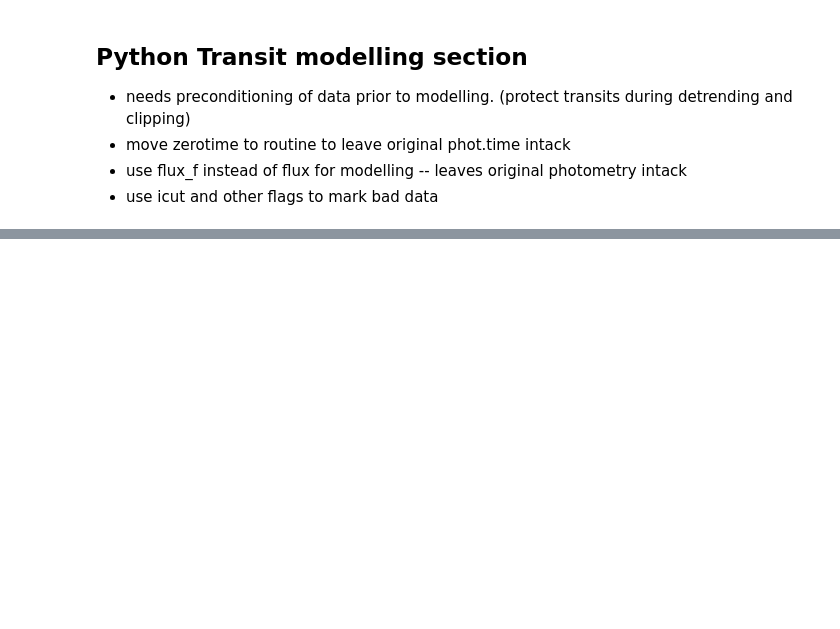
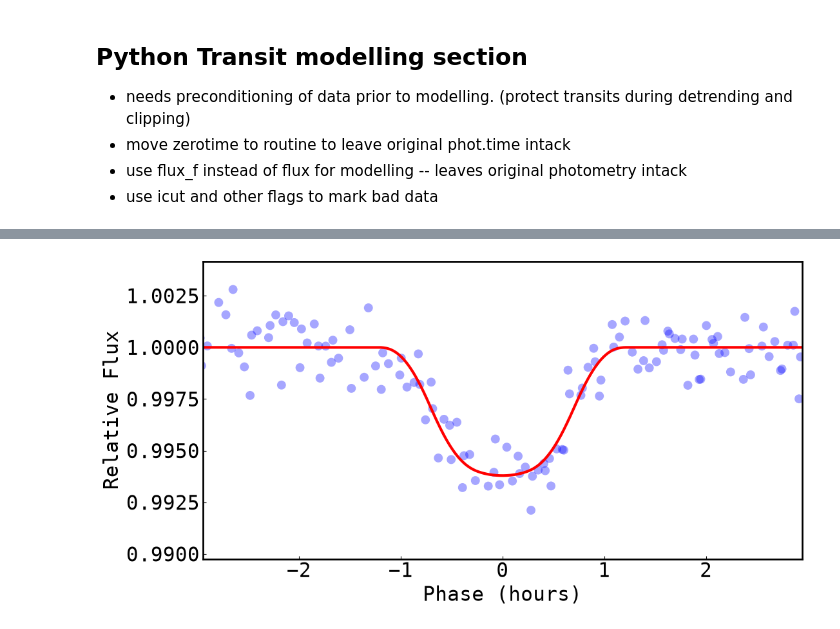
Before and after one commit to jasonfrowe/Kepler-BOI1b, a Jupyter notebook: pytfit5_BOI-1.ipynb, the cells around one changed output, grey strips where cells are left out. Saved outputs shown, nothing was run; the diff lists cells and outputs as text; code cells hidden in the pictures; blank space fills up the shorter version.

```diff
--- a/pytfit5_BOI-1.ipynb
+++ b/pytfit5_BOI-1.ipynb
@@ -229,0 +252,9 @@ sol.npl = 1                          # Number of planets
+# %%
+# Define the parameters to fit
+params_to_fit = ["rho", "zpt", "t0", "per", "bb", "rdr"]
+
+# Update to use +/- 1.0 tdur
+kep.mark_intransit_data(phot, sol, tdurcut = 2.0)
+
+# Fit the data
+sol_fit = transitf.fitTransitModel(sol, params_to_fit, phot)
@@ -229,0 +284,6 @@ sol.npl = 1                          # Number of planets
+# %%
+# Plot the optimized model and data
+pl_plot = 1
+transitp.plotTransit(phot, sol_fit, pl_to_plot=pl_plot)
+# %% [output]
+[figure, added]
```
Also changed, not shown: parts of 12 cells of this notebook, 1 other file.
